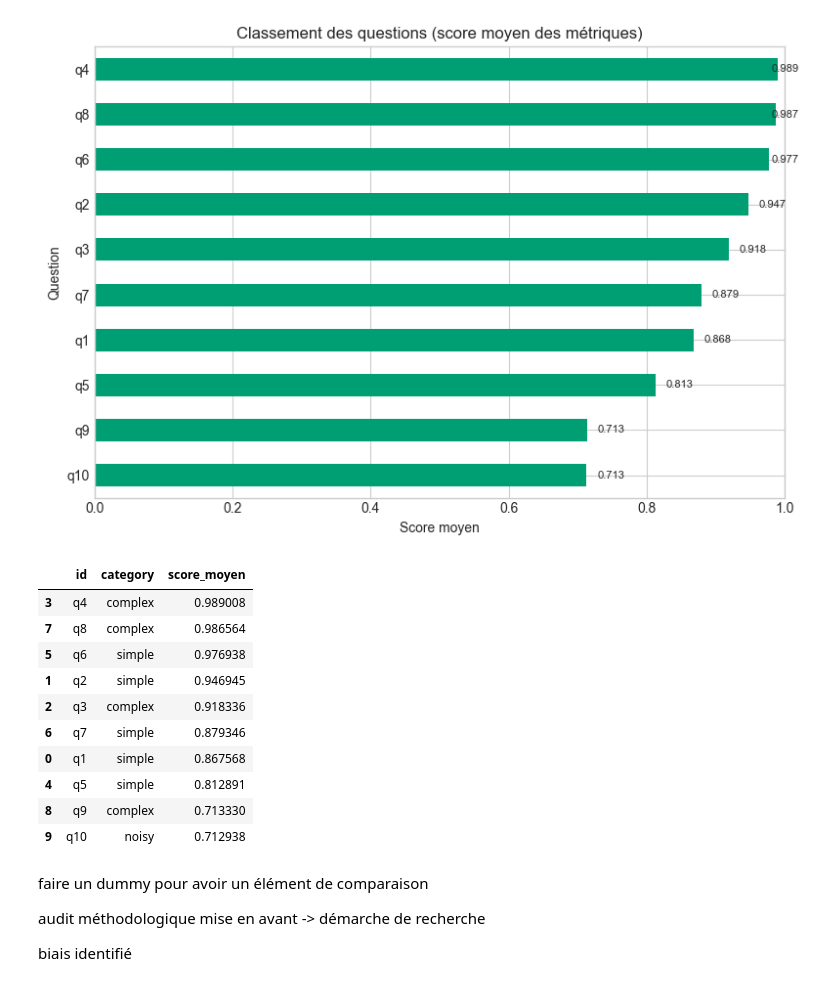
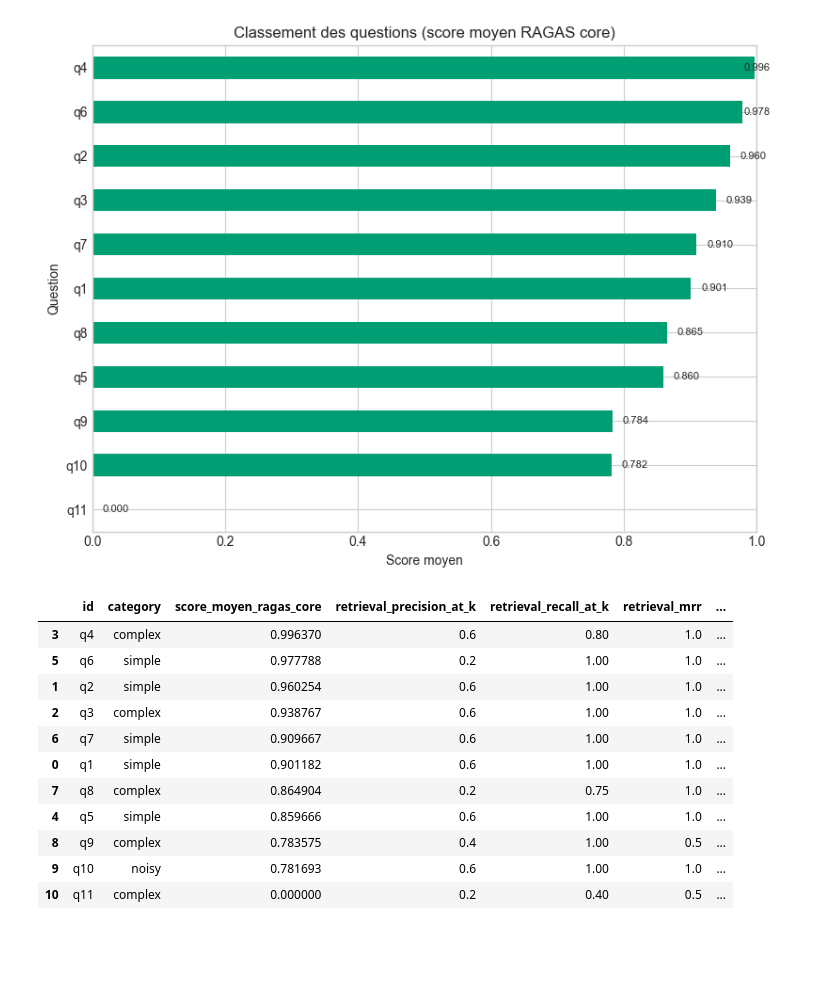
Before and after one commit to stephmnt/eval_RAGAS, a Jupyter notebook: notes_perso.ipynb, the cells around one changed output. Cells and saved outputs as stored; diff of their text form; code cells hidden in the pictures; blank space fills up the shorter version.

```diff
--- a/notes_perso.ipynb
+++ b/notes_perso.ipynb
@@ -147,40 +341,44 @@ display(heat_df[metrics])
 # %%
-# 5) Score agrégé par question (moyenne des métriques disponibles)
-score_col = 'score_moyen'
+# 5) Score agrégé par question + tableau consolidé
+score_col = 'score_moyen_ragas_core'
 rank_df = df.copy()
-rank_df[score_col] = rank_df[metrics].mean(axis=1, skipna=True)
+core_metrics = available_metrics['ragas_core']
+if core_metrics:
+    rank_df[score_col] = rank_df[core_metrics].mean(axis=1, skipna=True)
+else:
+    rank_df[score_col] = pd.NA
 
 label_col = rank_df['id'].astype(str) if 'id' in rank_df.columns else rank_df.index.astype(str)
 plot_df = rank_df[[score_col]].copy()
 plot_df['label'] = label_col
-plot_df = plot_df.sort_values(score_col, ascending=True)
+plot_df = plot_df.sort_values(score_col, ascending=True, na_position='first')
 
-ax = plot_df.plot(kind='barh', x='label', y=score_col, legend=False, figsize=(8, max(3, 0.55 * len(plot_df))), xlim=(0, 1), color='#009E73')
-ax.set_title("Classement des questions (score moyen des métriques)")
-ax.set_xlabel("Score moyen")
-ax.set_ylabel("Question")
-for i, v in enumerate(plot_df[score_col].values):
-    ax.text(min(v + 0.015, 0.98), i, f"{v:.3f}", va='center', fontsize=8)
-plt.tight_layout()
-plt.show()
+if core_metrics:
+    ax = plot_df.plot(kind='barh', x='label', y=score_col, legend=False, figsize=(8, max(3, 0.55 * len(plot_df))), xlim=(0, 1), color='#009E73')
+    ax.set_title('Classement des questions (score moyen RAGAS core)')
+    ax.set_xlabel('Score moyen')
+    ax.set_ylabel('Question')
+    for i, v in enumerate(plot_df[score_col].values):
+        if pd.notna(v):
+            ax.text(min(v + 0.015, 0.98), i, f"{v:.3f}", va='center', fontsize=8)
+    plt.tight_layout()
+    plt.show()
 
-display(rank_df[['id', 'category', score_col]].sort_values(score_col, ascending=False) if {'id','category'}.issubset(rank_df.columns) else rank_df[[score_col]].sort_values(score_col, ascending=False))
+display_cols = [c for c in ['id', 'category', score_col] if c in rank_df.columns]
+display_cols += [c for c in available_metrics['retrieval_quality'] if c in rank_df.columns]
+display_cols += [c for c in ['latency_total_s', 'total_tokens', 'estimated_cost_usd'] if c in rank_df.columns]
+display(rank_df[display_cols].sort_values(score_col, ascending=False, na_position='last'))
 # %% [output]
-[figure, old version]
+[figure, new version]
-|  | id | category | score_moyen |
-| 3 | q4 | complex | 0.989008 |
-| 7 | q8 | complex | 0.986564 |
-| 5 | q6 | simple | 0.976938 |
-| 1 | q2 | simple | 0.946945 |
-| 2 | q3 | complex | 0.918336 |
-| 6 | q7 | simple | 0.879346 |
-| 0 | q1 | simple | 0.867568 |
-| 4 | q5 | simple | 0.812891 |
-| 8 | q9 | complex | 0.713330 |
-| 9 | q10 | noisy | 0.712938 |
+|  | id | category | score_moyen_ragas_core | retrieval_precision_at_k | retrieval_recall_at_k | retrieval_mrr | ... |
+| 3 | q4 | complex | 0.996370 | 0.6 | 0.80 | 1.0 | ... |
+| 5 | q6 | simple | 0.977788 | 0.2 | 1.00 | 1.0 | ... |
+| 1 | q2 | simple | 0.960254 | 0.6 | 1.00 | 1.0 | ... |
+| 2 | q3 | complex | 0.938767 | 0.6 | 1.00 | 1.0 | ... |
+| 6 | q7 | simple | 0.909667 | 0.6 | 1.00 | 1.0 | ... |
+| 0 | q1 | simple | 0.901182 | 0.6 | 1.00 | 1.0 | ... |
+| 7 | q8 | complex | 0.864904 | 0.2 | 0.75 | 1.0 | ... |
+| 4 | q5 | simple | 0.859666 | 0.6 | 1.00 | 1.0 | ... |
+| 8 | q9 | complex | 0.783575 | 0.4 | 1.00 | 0.5 | ... |
+| 9 | q10 | noisy | 0.781693 | 0.6 | 1.00 | 1.0 | ... |
+| 10 | q11 | complex | 0.000000 | 0.2 | 0.40 | 0.5 | ... |
-# %% [markdown]
-faire un dummy pour avoir un élément de comparaison
-
-audit méthodologique mise en avant -> démarche de recherche
-
-biais identifié
```
Also changed, not shown: parts of 12 cells of this notebook, 1 other file.
